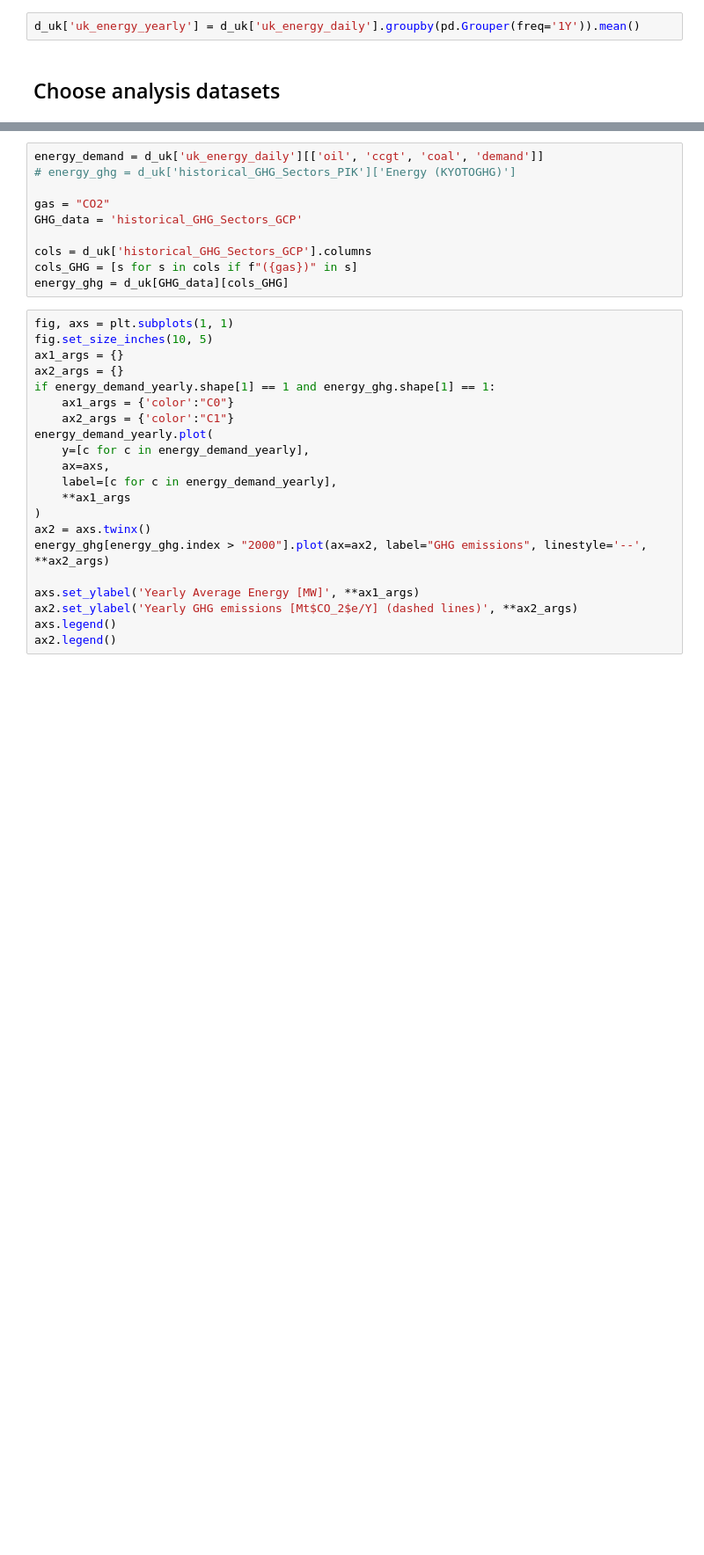
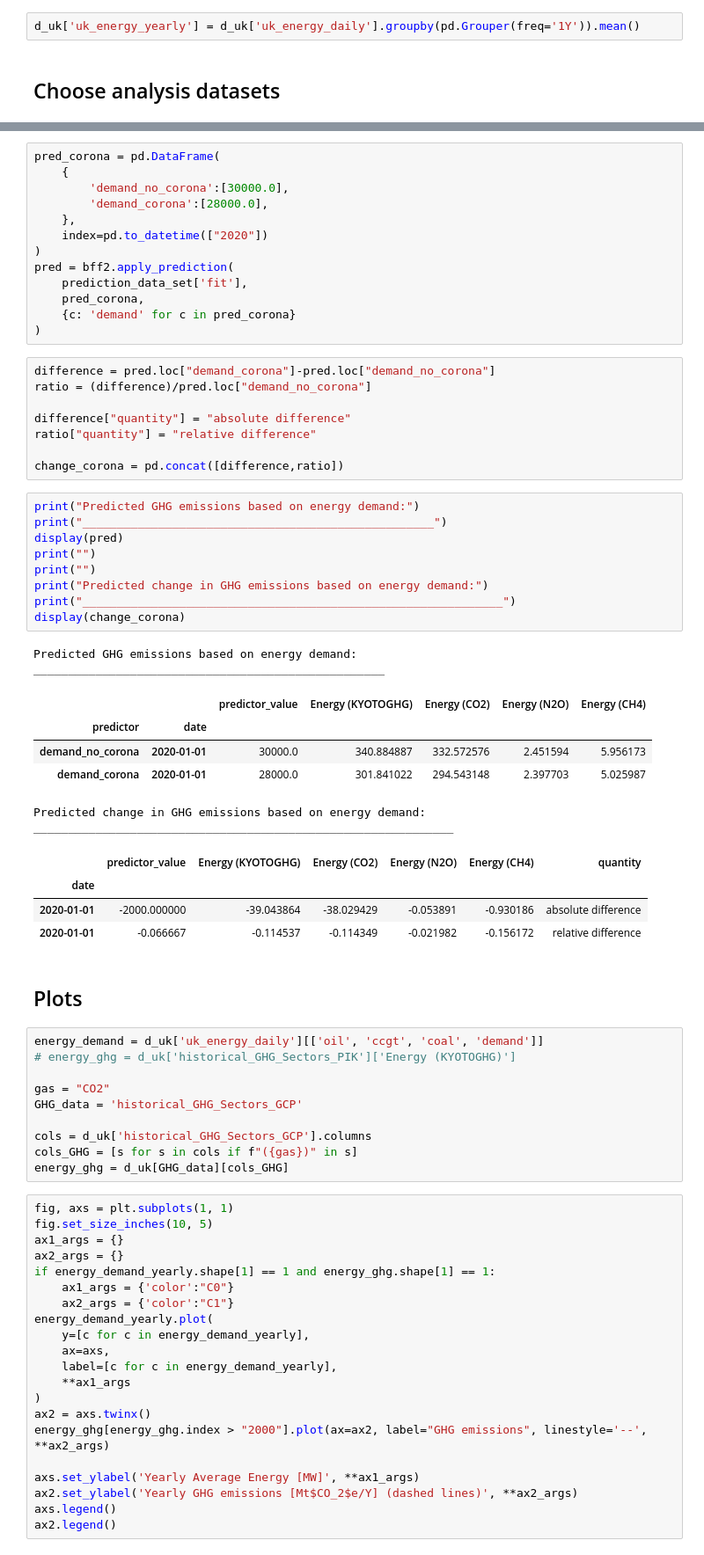
Before and after one commit to BristolFluFighters/BristolFluFighters_NERCHackathonTwo_Recovery, a Jupyter notebook: correlate.ipynb, the cells around one changed output, grey strips where cells are left out. Shown at 88% size. Cells and saved outputs as stored; diff of their text form; blank space fills up the shorter version.

```diff
--- a/correlate.ipynb
+++ b/correlate.ipynb
@@ -88,3 +178,48 @@ for corr in correlate(
+# %%
+pred_corona = pd.DataFrame(
+    {
+        'demand_no_corona':[30000.0],
+        'demand_corona':[28000.0],
+    },
+    index=pd.to_datetime(["2020"])
+)
+pred = bff2.apply_prediction(
+    prediction_data_set['fit'],
+    pred_corona,
+    {c: 'demand' for c in pred_corona}
+)
+# %%
+difference = pred.loc["demand_corona"]-pred.loc["demand_no_corona"]
+ratio = (difference)/pred.loc["demand_no_corona"]
+
+difference["quantity"] = "absolute difference"
+ratio["quantity"] = "relative difference"
+
+change_corona = pd.concat([difference,ratio])
+# %%
+print("Predicted GHG emissions based on energy demand:")
+print("___________________________________________________")
+display(pred)
+print("")
+print("")
+print("Predicted change in GHG emissions based on energy demand:")
+print("_____________________________________________________________")
+display(change_corona)
+# %% [output]
+Predicted GHG emissions based on energy demand:
+___________________________________________________
+|  |  | predictor_value | Energy (KYOTOGHG) | Energy (CO2) | Energy (N2O) | Energy (CH4) |
+| predictor | date |  |  |  |  |  |
+| demand_no_corona | 2020-01-01 | 30000.0 | 340.884887 | 332.572576 | 2.451594 | 5.956173 |
+| demand_corona | 2020-01-01 | 28000.0 | 301.841022 | 294.543148 | 2.397703 | 5.025987 |
+Predicted change in GHG emissions based on energy demand:
+_____________________________________________________________
+|  | predictor_value | Energy (KYOTOGHG) | Energy (CO2) | Energy (N2O) | Energy (CH4) | quantity |
+| date |  |  |  |  |  |  |
+| 2020-01-01 | -2000.000000 | -39.043864 | -38.029429 | -0.053891 | -0.930186 | absolute difference |
+| 2020-01-01 | -0.066667 | -0.114537 | -0.114349 | -0.021982 | -0.156172 | relative difference |
+# %% [markdown]
+## Plots
 # %%
 energy_demand = d_uk['uk_energy_daily'][['oil', 'ccgt', 'coal', 'demand']]
 # energy_ghg = d_uk['historical_GHG_Sectors_PIK']['Energy (KYOTOGHG)']
```
Also changed, not shown: parts of 22 cells of this notebook, 3 other files.
